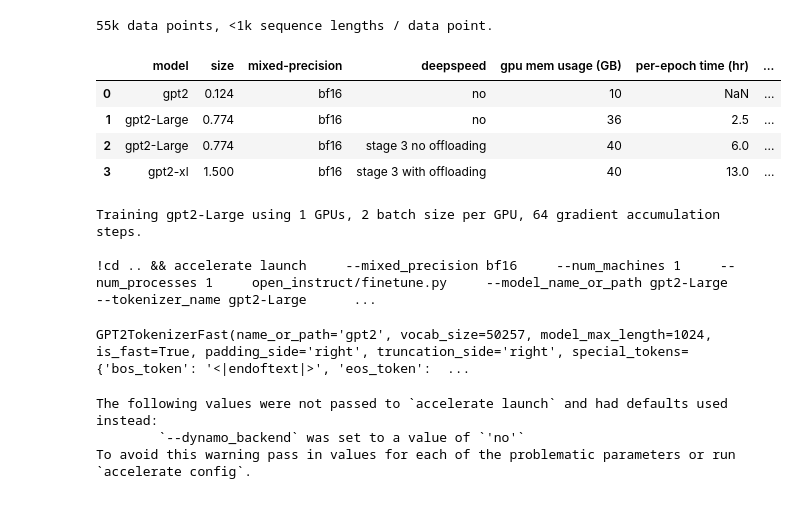
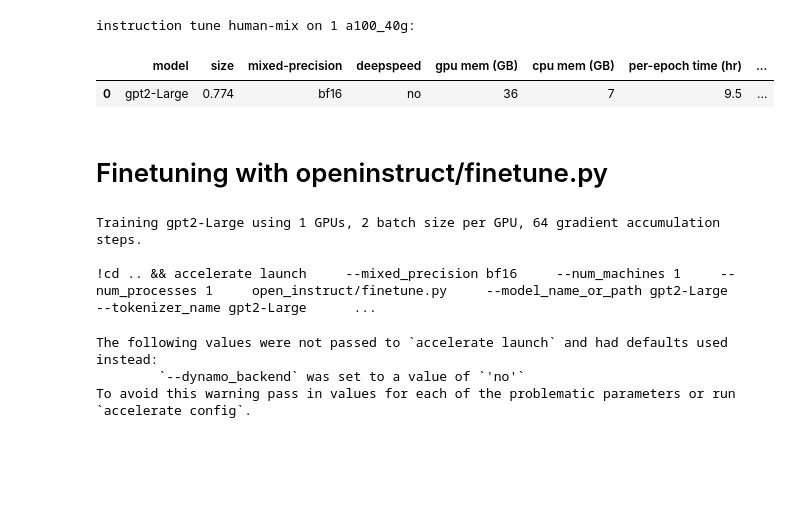
Before and after one commit to tt6746690/open-instruct, a Jupyter notebook: scripts/gen_cmds.ipynb, the cells around one changed output. Cells and saved outputs as stored; diff of their text form; code cells hidden in the pictures; blank space fills up the shorter version.

```diff
--- a/scripts/gen_cmds.ipynb
+++ b/scripts/gen_cmds.ipynb
@@ -1,33 +3,37 @@
 # %%
 import pandas as pd
 
 cols = ['model', 'size', 'mixed-precision', 'deepspeed',
         'gpu mem usage (GB)', 'per-epoch time (hr)', 'per-iter time (s)']
 
 # 55k data points, batch_size=128
-data = [
+data_oasst1 = [
     ('gpt2', 0.124, 'bf16', 'no', 10, None, None),
     ('gpt2-Large', 0.774, 'bf16', 'no', 36, 2.5, 11),
     # incorporate deep speed is costly!
     ('gpt2-Large', 0.774, 'bf16', 'stage 3 no offloading', 40, 6, 25),
     # 1 a100_40g: without offloading OOM on `.backward()`, runs fine with offloading.
     ('gpt2-xl', 1.5, 'bf16', 'stage 3 with offloading', 40, 13, 55),
     # 4 v100_32g: without offloading.
 ]
 
+df_oasst1 = pd.DataFrame(data_oasst1, columns=cols)
 
-print('a100_40g:')
-print('55k data points, <1k sequence lengths / data point.')
+cols = ['model', 'size', 'mixed-precision', 'deepspeed',
+        'gpu mem (GB)', 'cpu mem (GB)', 'per-epoch time (hr)', 'per-iter time (s)']
+data = [
+    ('gpt2-Large', 0.774, 'bf16', 'no', 36, 7, 9.5, 9),
+]
 
+print('instruction tune human-mix on 1 a100_40g:')
 df = pd.DataFrame(data, columns=cols)
 df
 # %% [output]
-55k data points, <1k sequence lengths / data point.
+instruction tune human-mix on 1 a100_40g:
-|  | model | size | mixed-precision | deepspeed | gpu mem usage (GB) | per-epoch time (hr) | ... |
-| 0 | gpt2 | 0.124 | bf16 | no | 10 | NaN | ... |
-| 1 | gpt2-Large | 0.774 | bf16 | no | 36 | 2.5 | ... |
-| 2 | gpt2-Large | 0.774 | bf16 | stage 3 no offloading | 40 | 6.0 | ... |
-| 3 | gpt2-xl | 1.500 | bf16 | stage 3 with offloading | 40 | 13.0 | ... |
+|  | model | size | mixed-precision | deepspeed | gpu mem (GB) | cpu mem (GB) | per-epoch time (hr) | ... |
+| 0 | gpt2-Large | 0.774 | bf16 | no | 36 | 7 | 9.5 | ... |
+# %% [markdown]
+# Finetuning with openinstruct/finetune.py
 # %%
 # model_name_or_path = 'mosaicml/mpt-7b'; max_seq_length = 2048
 model_name_or_path = 'gpt2'; max_seq_length = 1024
@@ -94,14 +100,6 @@ print(cmd)
 Training gpt2-Large using 1 GPUs, 2 batch size per GPU, 64 gradient accumulation steps.
 
 !cd .. && accelerate launch     --mixed_precision bf16     --num_machines 1     --num_processes 1     open_instruct/finetune.py     --model_name_or_path gpt2-Large     --tokenizer_name gpt2-Large      ...
-# %%
-from transformers import AutoTokenizer
-
-tokenizer_name = 'gpt2'
-tokenizer = AutoTokenizer.from_pretrained(tokenizer_name, use_fast=True)
-tokenizer
-# %% [output]
-GPT2TokenizerFast(name_or_path='gpt2', vocab_size=50257, model_max_length=1024, is_fast=True, padding_side='right', truncation_side='right', special_tokens={'bos_token': '<|endoftext|>', 'eos_token':  ...
 # %%
 !cd .. && accelerate launch     --mixed_precision bf16     --num_machines 1     --num_processes 1     open_instruct/finetune.py     --model_name_or_path gpt2-Large     --tokenizer_name gpt2-Large     --train_file data/processed/flanv2_cot_oasst1_dolly.jsonl     --max_seq_length 1024     --preprocessing_num_workers 16     --per_device_train_batch_size 2     --gradient_accumulation_steps 64     --learning_rate 2e-5     --lr_scheduler_type linear     --warmup_ratio 0.03     --weight_decay 0.     --num_train_epochs 2     --output_dir results/gpt2-Large_oasst1     --with_tracking     --report_to tensorboard     --logging_steps 1
 # %% [output]
```
Also changed, not shown: parts of 4 cells of this notebook, 5 other files.
